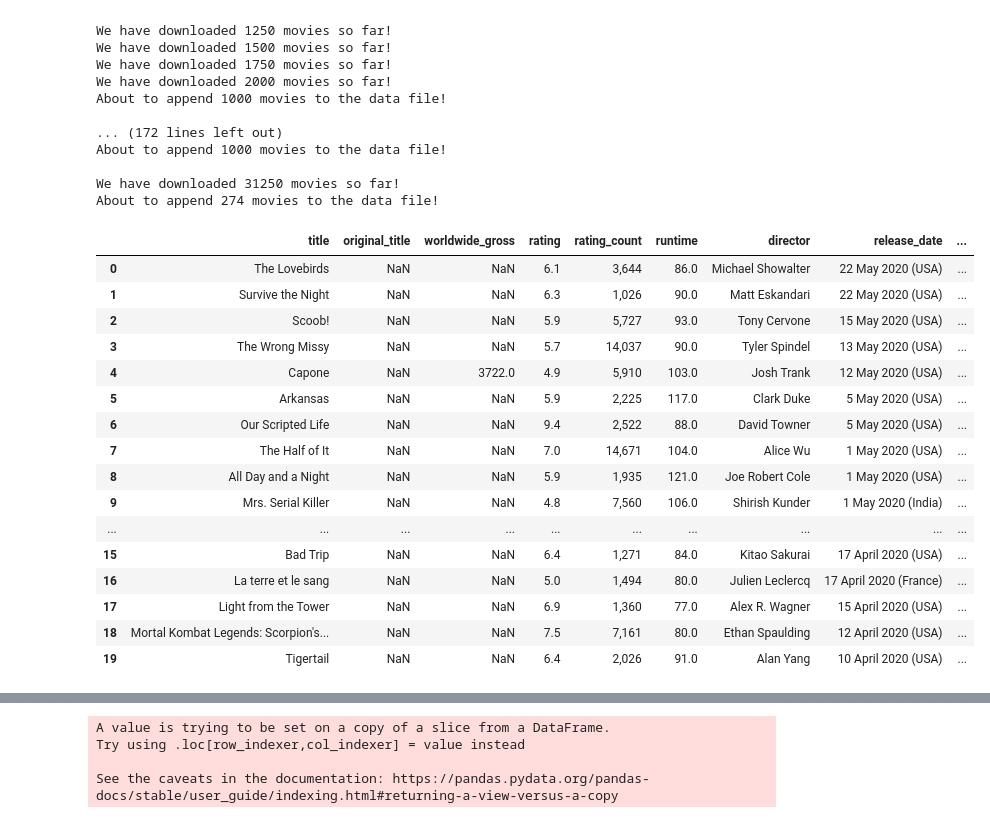
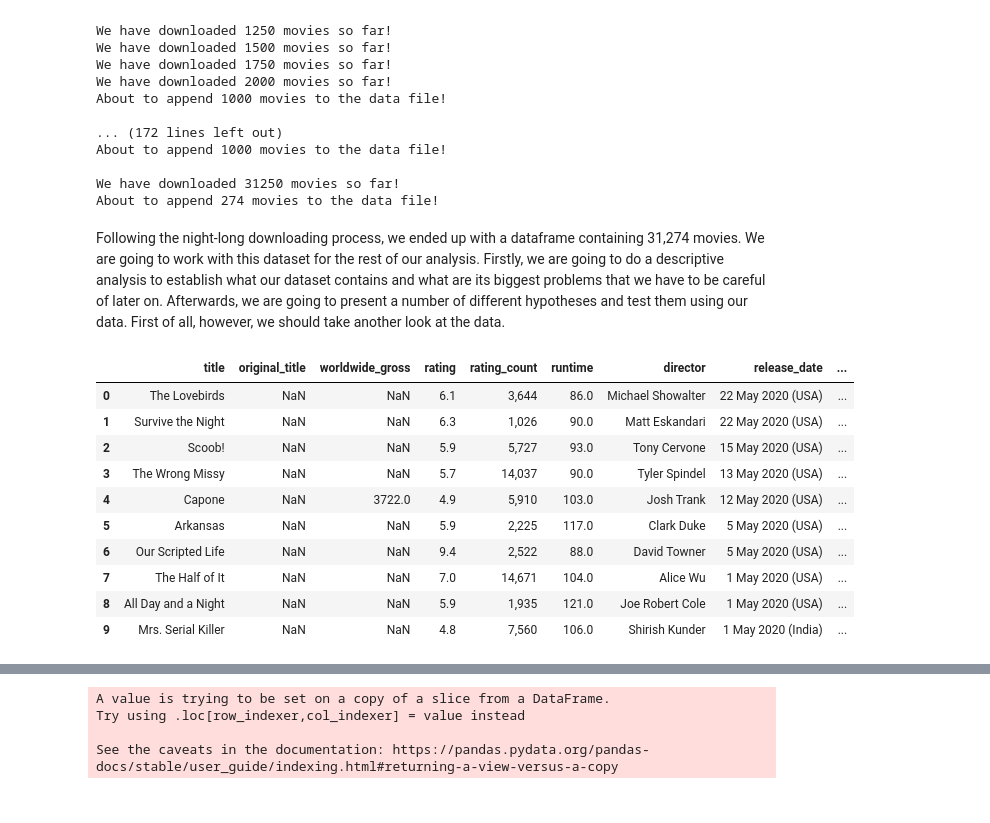
Before and after one commit to zilaeric/dpp-project, a Jupyter notebook: project.ipynb, the cells around one changed output, grey strips where cells are left out. Cells and saved outputs as stored; diff of their text form; code cells hidden in the pictures.

```diff
--- a/project.ipynb
+++ b/project.ipynb
@@ -451,14 +457,13 @@ The following class uses the data downloaded in the form of the 'Movies' class a
 # %%
 """
-Stores the scraped data in a pandas dataframe.
-For easier handling, includes several filtering methods.
-Later on, more methods will be added when needed.
+Stores the scraped data in a pd.DataFrame object. Provides filtering methods for easy obtainment of specific data.
 """
 class MovieDataFrame:
     """
     Initiates MovieDataFrame class.
 
-    @param data -> instance of a downloader object of an IMDb movie page
+    @param downloader -> ImdbDownloader object containing an array of Movie objects
+    @param csv_path -> String object containing path to a csv file with data
     """
     def __init__(self, downloader=None, csv_path=None):
         self.downloader = downloader
@@ -473,17 +478,17 @@ class MovieDataFrame:
 
 
     """
-    Converts movie dictionaries into a data frame.
+    Converts an array of Movie objects into a data frame.
 
-    @return Pandas data frame object with every movie contained in a given downloader instance
+    @return Ppd.DataFrame object with every movie contained in a given downloader instance
     """
     def from_movies_to_data_frame(self):
         return pd.DataFrame.from_records([movie.to_dict() for movie in self.data])
 
     """
-    Converts csv into a data frame.
+    Converts a csv file into a data frame.
 
-    @return Pandas data frame object with every movie contained in a csv
+    @return pd.DataFrame object with every movie contained in a csv
     """
     def from_csv_to_data_frame(self):
         return pd.read_csv(self.csv_path)
@@ -491,21 +496,23 @@ class MovieDataFrame:
     """
     Converts columns into right types.
 
-    @return Pandas data frame object with converted data types.
+    @return pd.DataFrame object with converted data types.
 
     """
     def convert_columns(self):
         self.df['release_date'] = self.df['release_date'].astype('str')
-        self.df['release_date'] = self.df['release_date'].apply(lambda x: re.findall('[0-9]+ [A-Z][a-z]+ [0-9]+', x)).str[0]
+        self.df['release_date'] = self.df['release_date'].apply(lambda x:
+                                                                re.findall('[0-9]+ [A-Z][a-z]+ [0-9]+', x)).str[0]
         self.df['release_date'] = pd.to_datetime(self.df['release_date'], format='%d %B %Y', errors='coerce')
         for column in ['budget', 'worldwide_gross', 'rating', 'runtime', 'rating_count']:
-            self.df[column] = pd.to_numeric(self.df[column],errors='coerce')
+            self.df[column] = pd.to_numeric(self.df[column], errors='coerce')
+
         return self
 
     """
-    Filters data frame based on a column of lists
+    Filters dataframe based on a column of lists
 
-    @return Pandas data frame, filtered
+    @return filtered pd.DataFrame object
     """
     def filter_df_list(self, column, element, in_place):
         mask = self.df[column].apply(lambda x: element in x)
@@ -516,9 +523,9 @@ class MovieDataFrame:
             return self.df
 
     """
-    Filters data frame based on a column of strings
+    Filters dataframe based on a column of strings
 
-    @return Pandas data frame, filtered
+    @return filtered pd.DataFrame object
     """
     def filter_df_string(self, column, element, in_place):
         self.df = self.df.loc[self.df[column] == element,:]
@@ -528,9 +535,9 @@ class MovieDataFrame:
             return self.df
 
     """
-    Transforms a column into floats if possible. Filters data frame based on a column of floats.
+    Transforms a column into floats if possible. Filters dataframe based on a column of floats.
 
-    @return Pandas data frame, filtered
+    @return filtered pd.DataFrame object
     """
     def filter_df_float(self, column, higher_than, lower_than, equal_to, in_place):
         self.df[column] = pd.to_numeric(self.df[column])
@@ -547,10 +554,10 @@ class MovieDataFrame:
             return self.df
 
     """
-    Following methods filter data frame based on the indicated column using above methods.
+    Following methods filter dataframe based on the indicated column using above methods.
     Can be easily chained.
 
-    @return Pandas data frame, filtered
+    @return filtered pd.DataFrame object
     """
     def filter_genre(self, genre, in_place=True):
         return self.filter_df_list('genres', genre, in_place)
@@ -602,24 +659,20 @@ About to append 1000 movies to the data file!
 
 We have downloaded 31250 movies so far!
 About to append 274 movies to the data file!
+# %% [markdown]
+Following the night-long downloading process, we ended up with a dataframe containing 31,274 movies. We are going to work with this dataset for the rest of our analysis. Firstly, we are going to do a descriptive analysis to establish what our dataset contains and what are its biggest problems that we have to be careful of later on. Afterwards, we are going to present a number of different hypotheses and test them using our data. First of all, however, we should take another look at the data.
 # %%
-df = pd.read_csv(r'data/data.csv')
-df.iloc[0:20,:]
+mdf = MovieDataFrame(csv_path=r'data/data.csv')
+mdf.df.iloc[0:10,:]
 # %% [output]
 |  | title | original_title | worldwide_gross | rating | rating_count | runtime | director | release_date | ... |
 | 0 | The Lovebirds | NaN | NaN | 6.1 | 3,644 | 86.0 | Michael Showalter | 22 May 2020 (USA) | ... |
 | 1 | Survive the Night | NaN | NaN | 6.3 | 1,026 | 90.0 | Matt Eskandari | 22 May 2020 (USA) | ... |
 | 2 | Scoob! | NaN | NaN | 5.9 | 5,727 | 93.0 | Tony Cervone | 15 May 2020 (USA) | ... |
 | 3 | The Wrong Missy | NaN | NaN | 5.7 | 14,037 | 90.0 | Tyler Spindel | 13 May 2020 (USA) | ... |
 | 4 | Capone | NaN | 3722.0 | 4.9 | 5,910 | 103.0 | Josh Trank | 12 May 2020 (USA) | ... |
 | 5 | Arkansas | NaN | NaN | 5.9 | 2,225 | 117.0 | Clark Duke | 5 May 2020 (USA) | ... |
 | 6 | Our Scripted Life | NaN | NaN | 9.4 | 2,522 | 88.0 | David Towner | 5 May 2020 (USA) | ... |
 | 7 | The Half of It | NaN | NaN | 7.0 | 14,671 | 104.0 | Alice Wu | 1 May 2020 (USA) | ... |
 | 8 | All Day and a Night | NaN | NaN | 5.9 | 1,935 | 121.0 | Joe Robert Cole | 1 May 2020 (USA) | ... |
 | 9 | Mrs. Serial Killer | NaN | NaN | 4.8 | 7,560 | 106.0 | Shirish Kunder | 1 May 2020 (India) | ... |
-| ... | ... | ... | ... | ... | ... | ... | ... | ... | ... |
-| 15 | Bad Trip | NaN | NaN | 6.4 | 1,271 | 84.0 | Kitao Sakurai | 17 April 2020 (USA) | ... |
-| 16 | La terre et le sang | NaN | NaN | 5.0 | 1,494 | 80.0 | Julien Leclercq | 17 April 2020 (France) | ... |
-| 17 | Light from the Tower | NaN | NaN | 6.9 | 1,360 | 77.0 | Alex R. Wagner | 15 April 2020 (USA) | ... |
-| 18 | Mortal Kombat Legends: Scorpion's... | NaN | NaN | 7.5 | 7,161 | 80.0 | Ethan Spaulding | 12 April 2020 (USA) | ... |
-| 19 | Tigertail | NaN | NaN | 6.4 | 2,026 | 91.0 | Alan Yang | 10 April 2020 (USA) | ... |
```
Also changed, not shown: parts of 22 cells of this notebook.
